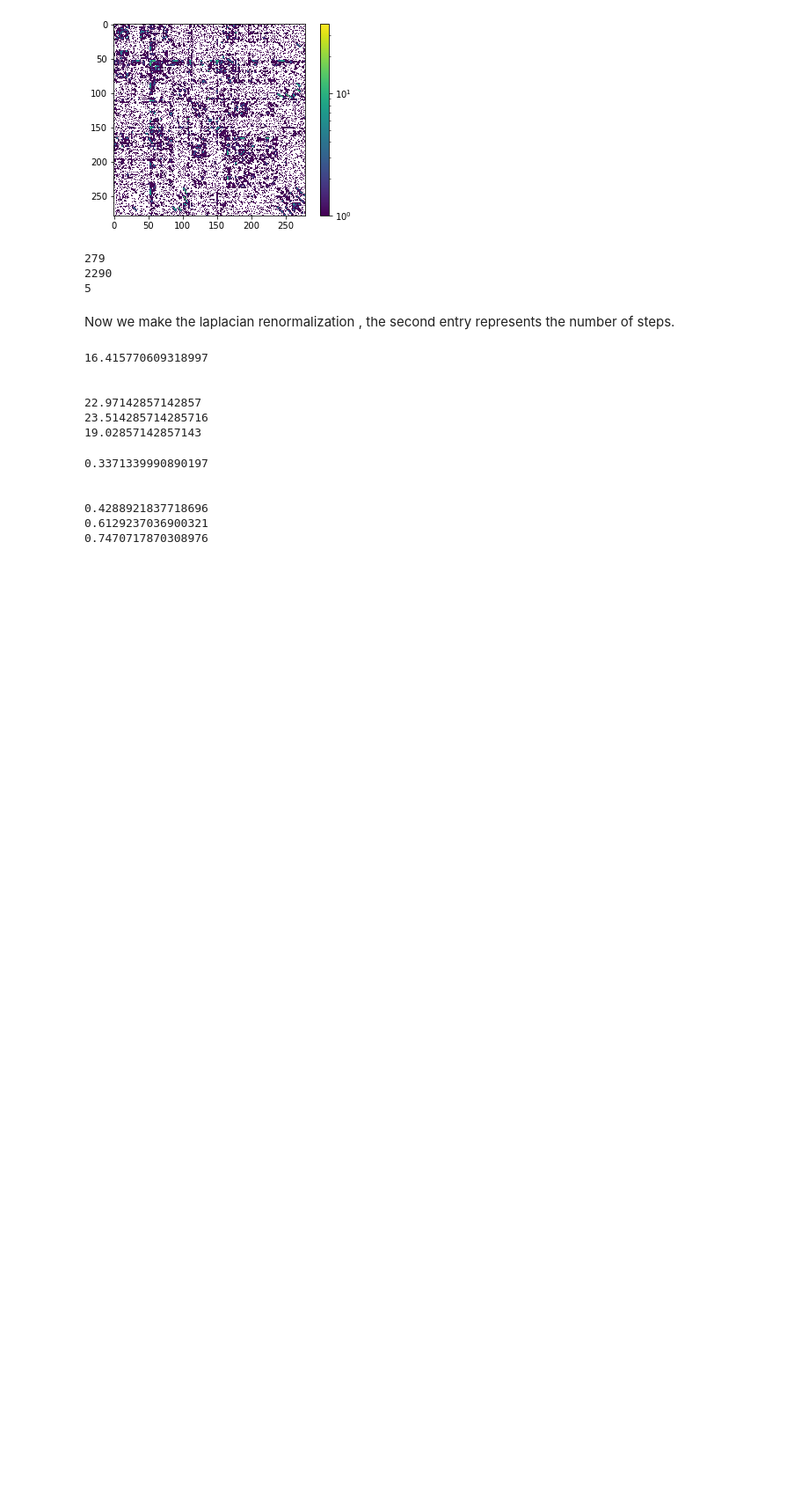
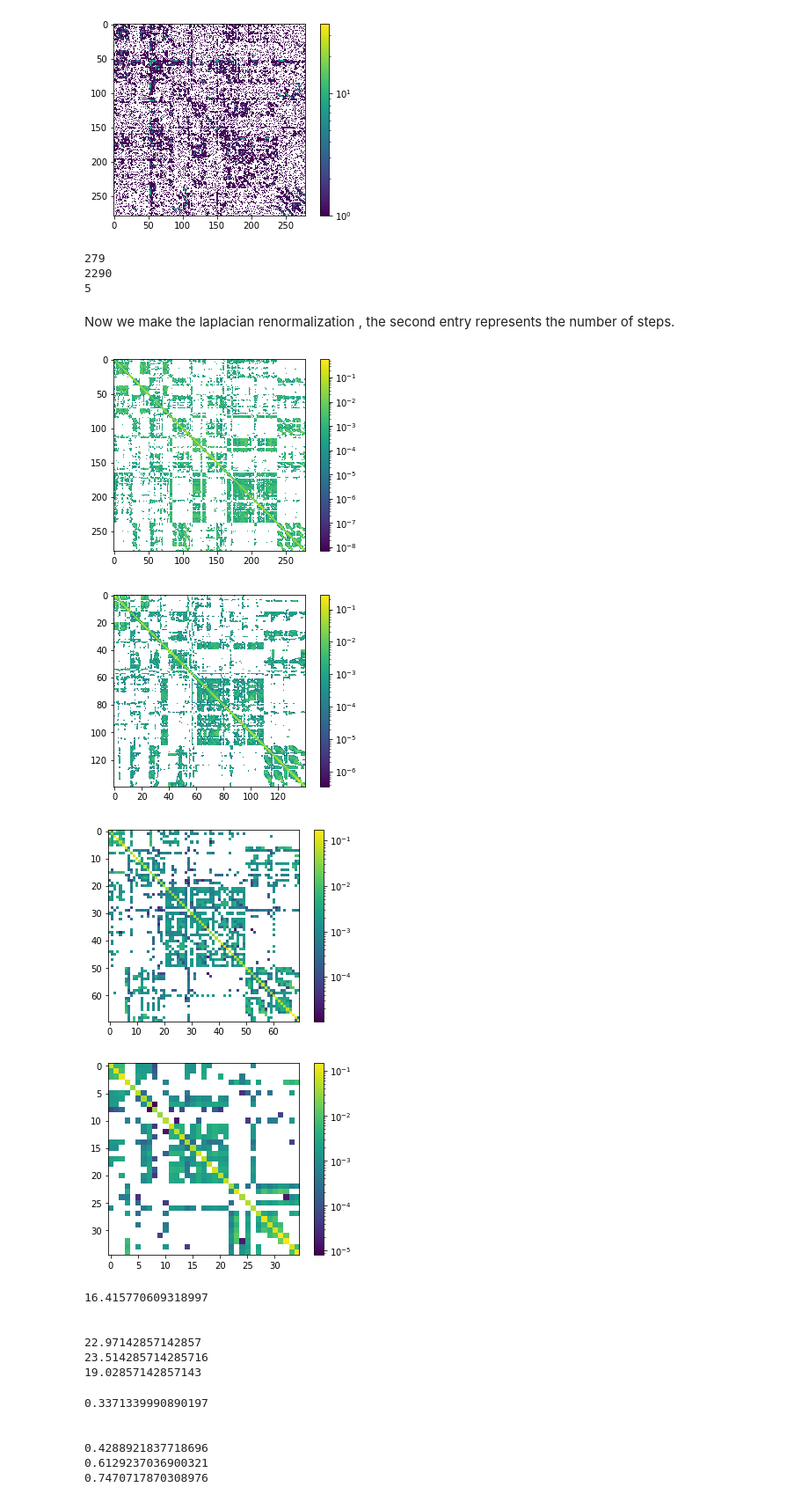
Before and after one commit to matheusloures42/renormalization-simplicial-complexes, a Jupyter notebook: c_elegans.ipynb, the cells around one changed output. Shown: that part at 88% size. Drawn from its saved outputs; the diff is of its cells as text; code cells hidden in the pictures; blank space fills up the shorter version.

```diff
--- a/c_elegans.ipynb
+++ b/c_elegans.ipynb
@@ -106,6 +106,16 @@ Now we make the laplacian renormalization , the second entry represents the numb
 G1=laplacian_renorm(G0,1)
 G2=laplacian_renorm(G0,2)
 G3=laplacian_renorm(G0,3)
+# %%
+heat_map_covariance(G0)
+heat_map_covariance(G1)
+heat_map_covariance(G2)
+heat_map_covariance(G3)
+# %% [output]
+[figure, added]
+[figure, added]
+[figure, added]
+[figure, added]
 # %%
 print(Average_degree(G0))
 print('\n')
```
Also changed, not shown: parts of 36 cells of this notebook, 3 other files.
